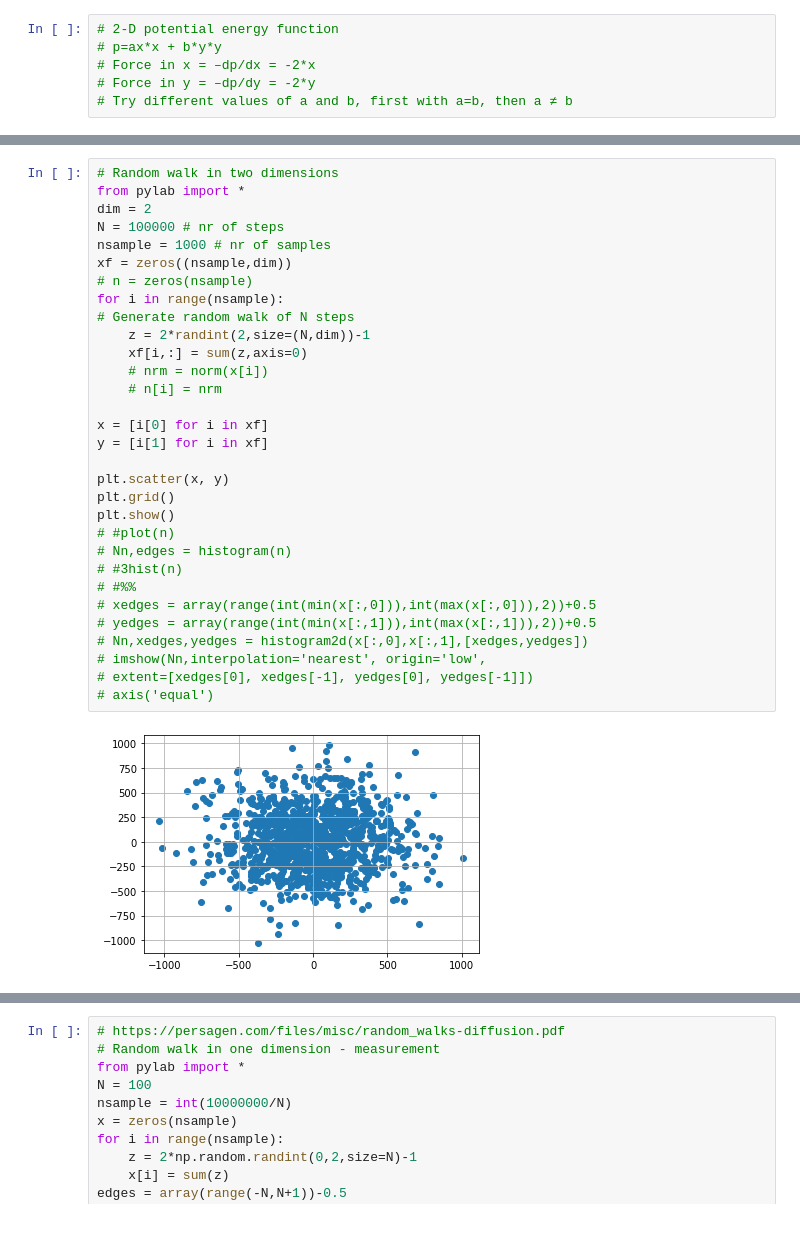
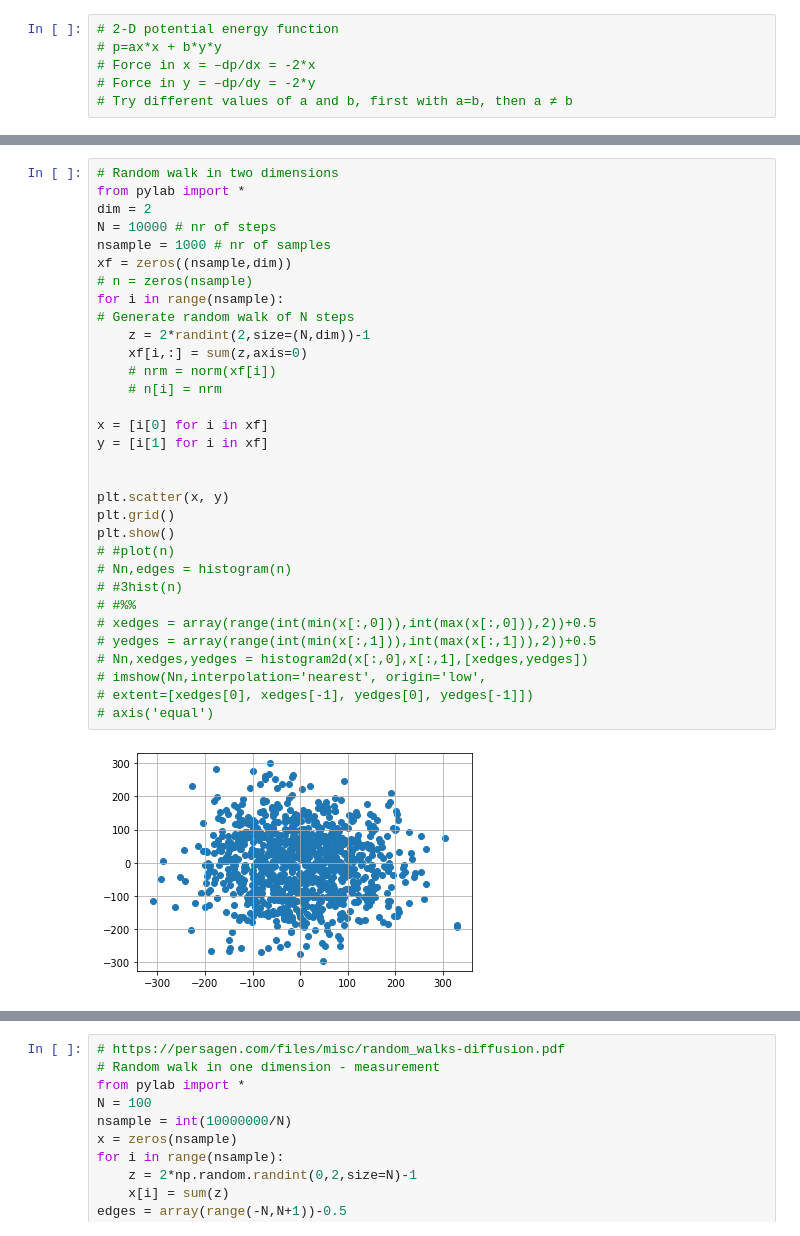
Before and after one commit to wpqc21/ClassificationLandscapes, a Jupyter notebook: Random_Walk_TensorFlow_02_02_2022.ipynb, the cells around one changed output, grey strips where cells are left out. Drawn from its saved outputs; the diff is of its cells as text.

```diff
--- a/Random_Walk_TensorFlow_02_02_2022.ipynb
+++ b/Random_Walk_TensorFlow_02_02_2022.ipynb
@@ -473,33 +440,34 @@ plt.show()
 # %%
 # Random walk in two dimensions
 from pylab import *
 dim = 2
-N = 100000 # nr of steps
+N = 10000 # nr of steps
 nsample = 1000 # nr of samples
 xf = zeros((nsample,dim))
 # n = zeros(nsample)
 for i in range(nsample):
 # Generate random walk of N steps
     z = 2*randint(2,size=(N,dim))-1
     xf[i,:] = sum(z,axis=0)
-    # nrm = norm(x[i])
+    # nrm = norm(xf[i])
     # n[i] = nrm
 
 x = [i[0] for i in xf]
 y = [i[1] for i in xf]
+
 
 plt.scatter(x, y)
 plt.grid()
 plt.show()
 # #plot(n)
 # Nn,edges = histogram(n)
 # #3hist(n)
 # #%%
 # xedges = array(range(int(min(x[:,0])),int(max(x[:,0])),2))+0.5
 # yedges = array(range(int(min(x[:,1])),int(max(x[:,1])),2))+0.5
 # Nn,xedges,yedges = histogram2d(x[:,0],x[:,1],[xedges,yedges])
 # imshow(Nn,interpolation='nearest', origin='low',
 # extent=[xedges[0], xedges[-1], yedges[0], yedges[-1]])
 # axis('equal')
 # %% [output]
-[figure, old version]
+[figure, new version]
```
Also changed, not shown: parts of 3 cells of this notebook.
